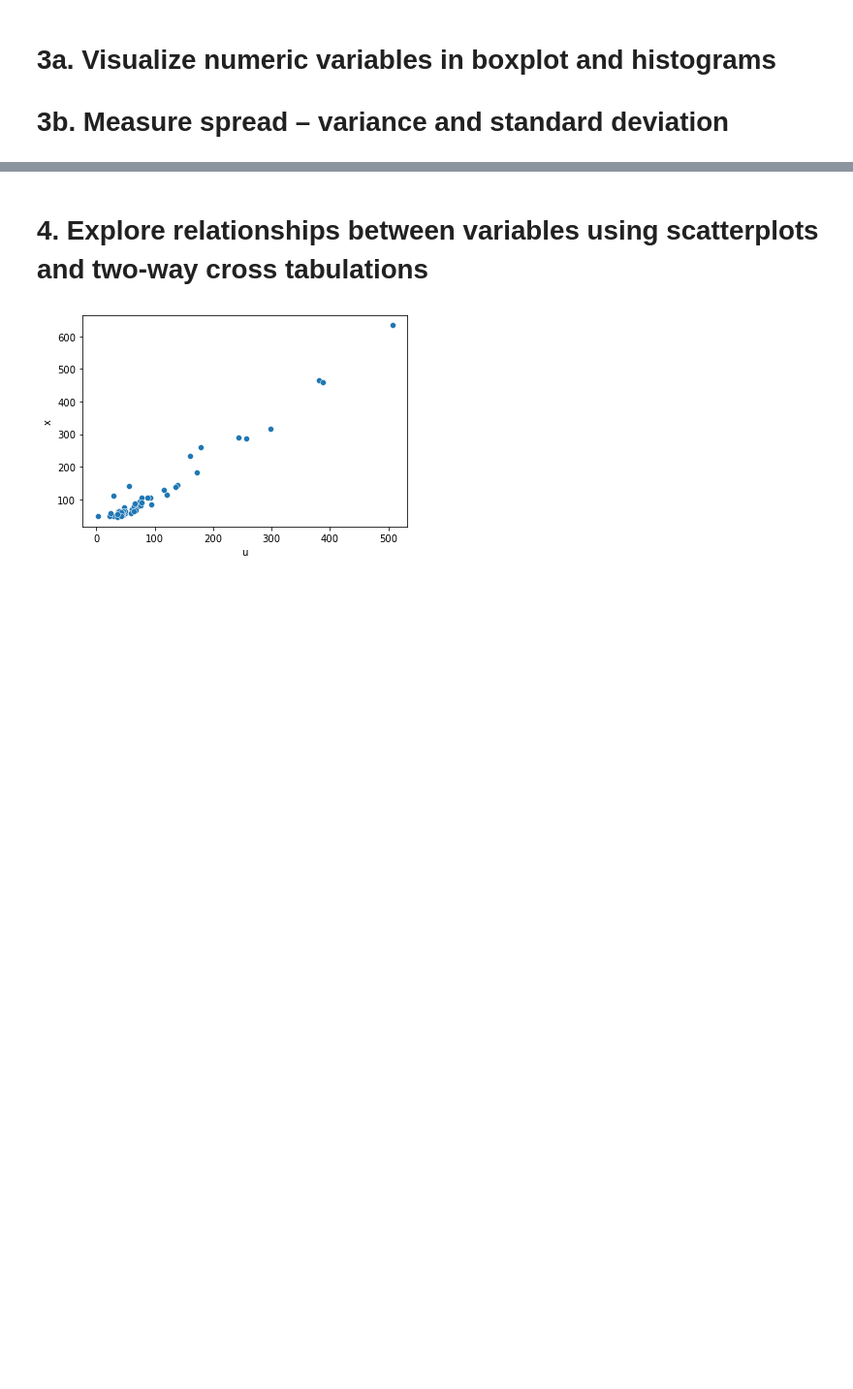
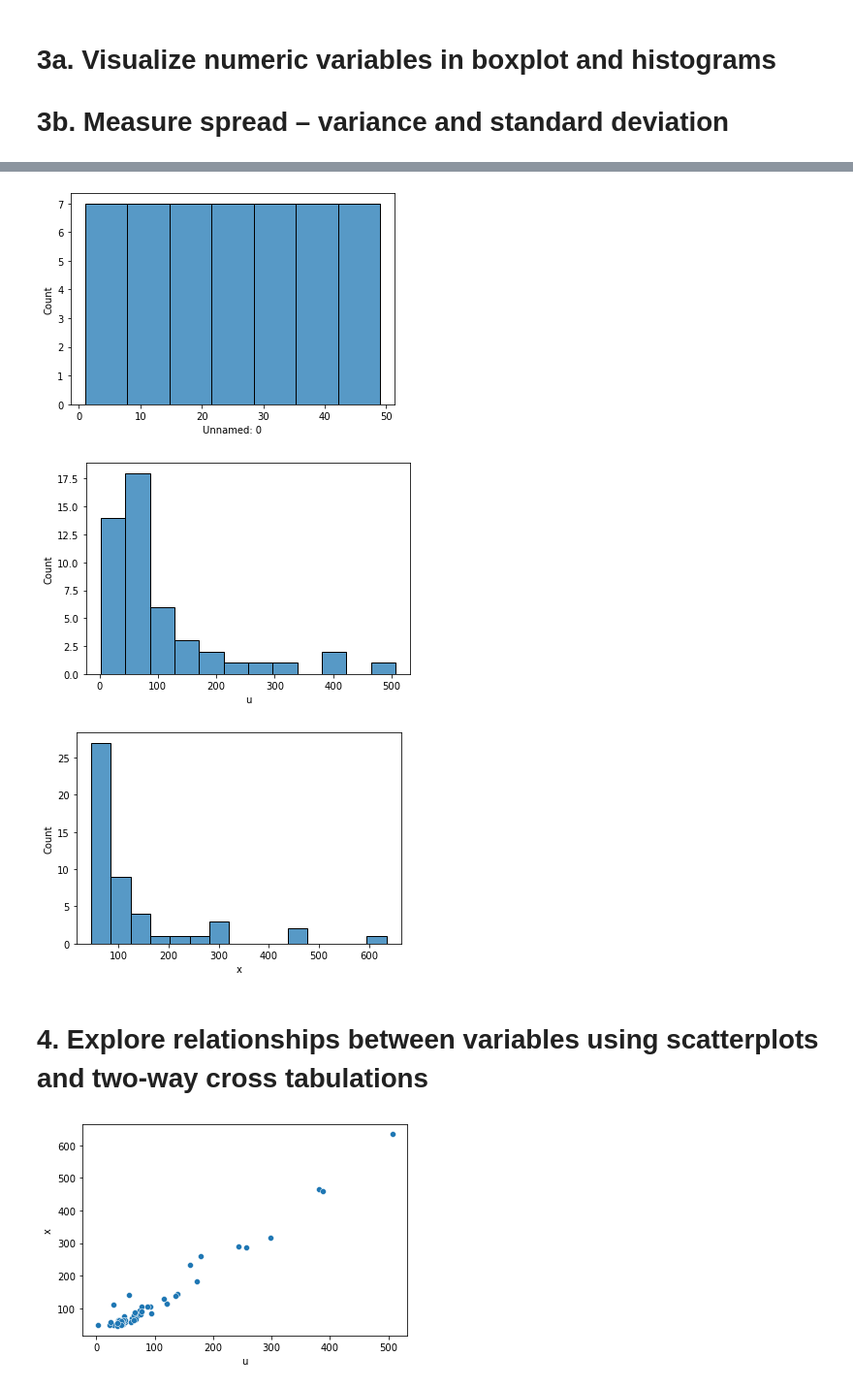
Before and after one commit to ADNAAN00/PROJECTS, a Jupyter notebook: Linear_regression_bigcity.ipynb, the cells around one changed output, grey strips where cells are left out. Shown at 97% size. Drawn from its saved outputs; the diff is of its cells as text; code cells hidden in the pictures; blank space fills up the shorter version.

```diff
--- a/Linear_regression_bigcity.ipynb
+++ b/Linear_regression_bigcity.ipynb
@@ -133,3 +108,11 @@ std,var
+# %%
+for i in  num_data.columns:
+    sns.histplot(num_data[i])
+    plt.show()
+# %% [output]
+[figure, added]
+[figure, added]
+[figure, added]
 # %% [markdown]
 # 4. Explore relationships between variables using scatterplots and two-way cross tabulations
 # %%
```
Also changed, not shown: parts of 53 cells of this notebook.
